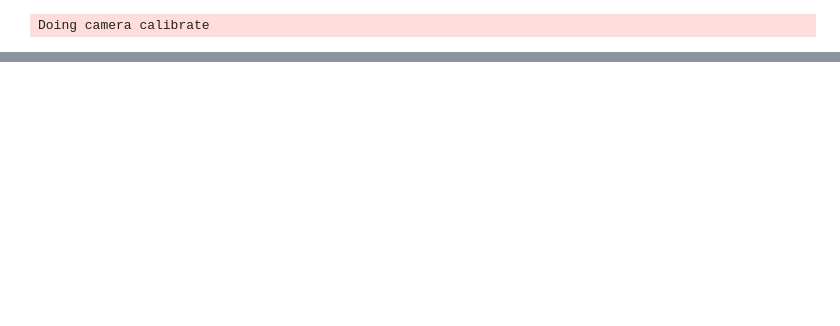
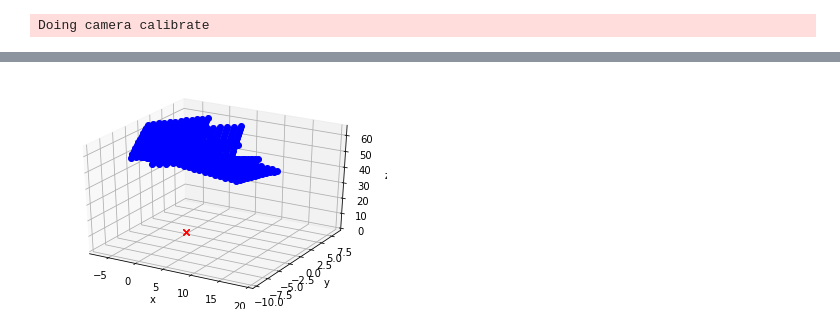
Before and after one commit to SimonLBSoerensen/Flexible-Camera-Calibration, a Jupyter notebook: flexiblecc/BundleAdjustment/BundleAdjustment.ipynb, the cells around one changed output, grey strips where cells are left out. Drawn from its saved outputs; the diff is of its cells as text; code cells hidden in the pictures; blank space fills up the shorter version.

```diff
--- a/flexiblecc/BundleAdjustment/BundleAdjustment.ipynb
+++ b/flexiblecc/BundleAdjustment/BundleAdjustment.ipynb
@@ -34,0 +50,22 @@ print(img_points.shape)
+# %%
+rvecs = np.array(rvecs)
+tvecs = np.array(tvecs)
+# %%
+n_images = 94
+grid_width = 12
+grid_height = 12
+grid_size = grid_width * grid_height
+
+grid = np.zeros((grid_size, 3))
+meshgrid = np.transpose(np.meshgrid(np.arange(0,12),np.arange(0,12)))
+
+meshgrid = np.reshape(meshgrid, (grid_size, 2))
+
+grid[:, 1:] = meshgrid
+grid = np.reshape(grid, grid.shape+(1,))
+
+forward_projected_rays = np.ndarray((n_images, grid_size, 3, 1))
+for i,(r,t) in enumerate(zip(rvecs, tvecs)):
+    rotation_matrix = cv2.Rodrigues(r)[0]
+    for j in range(grid_size):
+        forward_projected_rays[i,j] = np.dot(rotation_matrix.T, grid[j]) + t
@@ -34,0 +98,19 @@ print(img_points.shape)
+# %%
+import matplotlib.pyplot as plt
+from mpl_toolkits import mplot3d
+
+ax = plt.axes(projection='3d')
+ax.set_xlabel('x')
+ax.set_ylabel('y')
+ax.set_zlabel('z')
+
+
+for i in range(0,5):
+    cam1_points_3D = np.reshape(forward_projected_rays[i], (-1,3))
+
+    ax.plot3D(cam1_points_3D[:,0], cam1_points_3D[:,1], cam1_points_3D[:,2], 'bo')
+    ax.plot3D([0],[0],[0], 'rx')
+
+plt.show()
+# %% [output]
+[figure, added]
```
Also changed, not shown: parts of 4 cells of this notebook, 4 other files.
